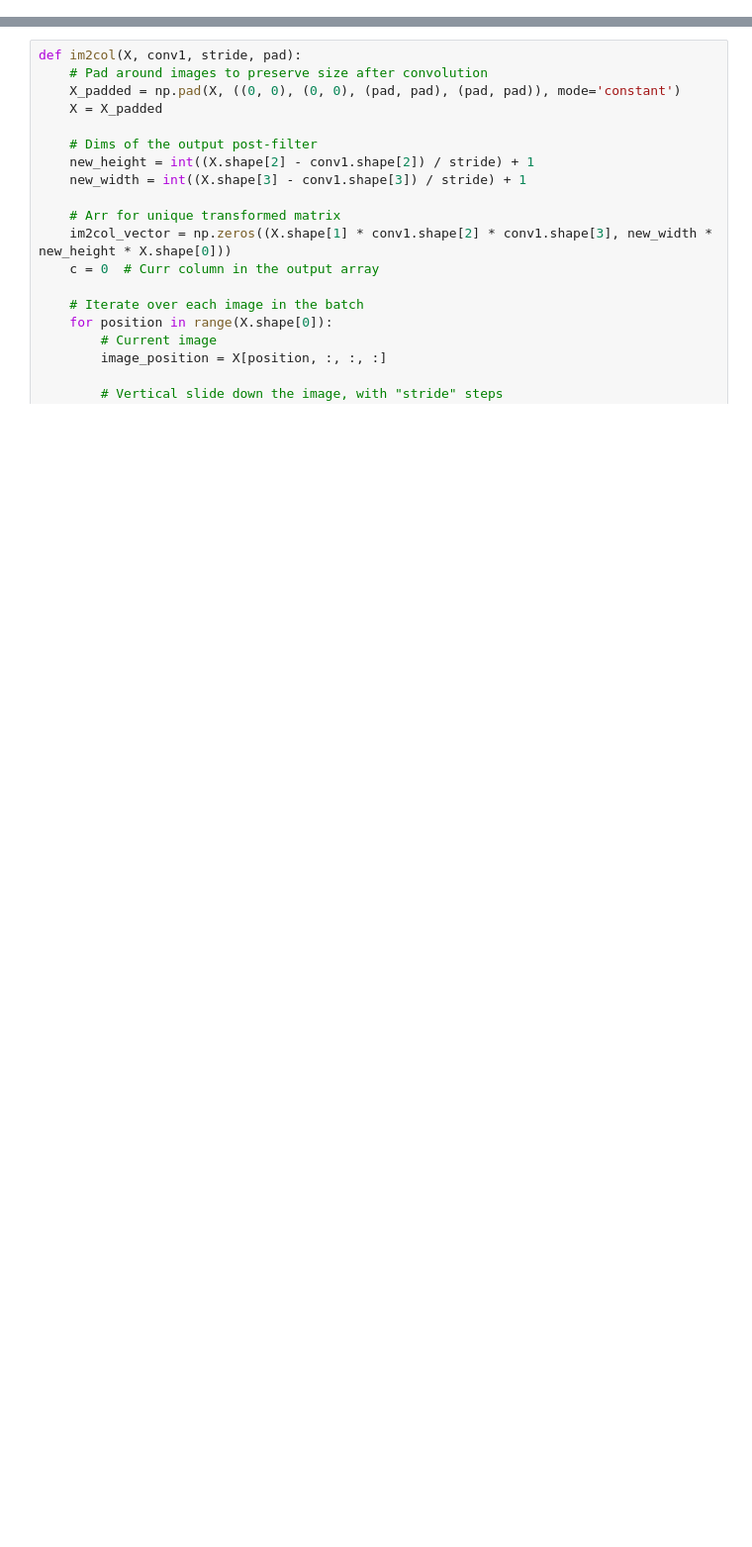
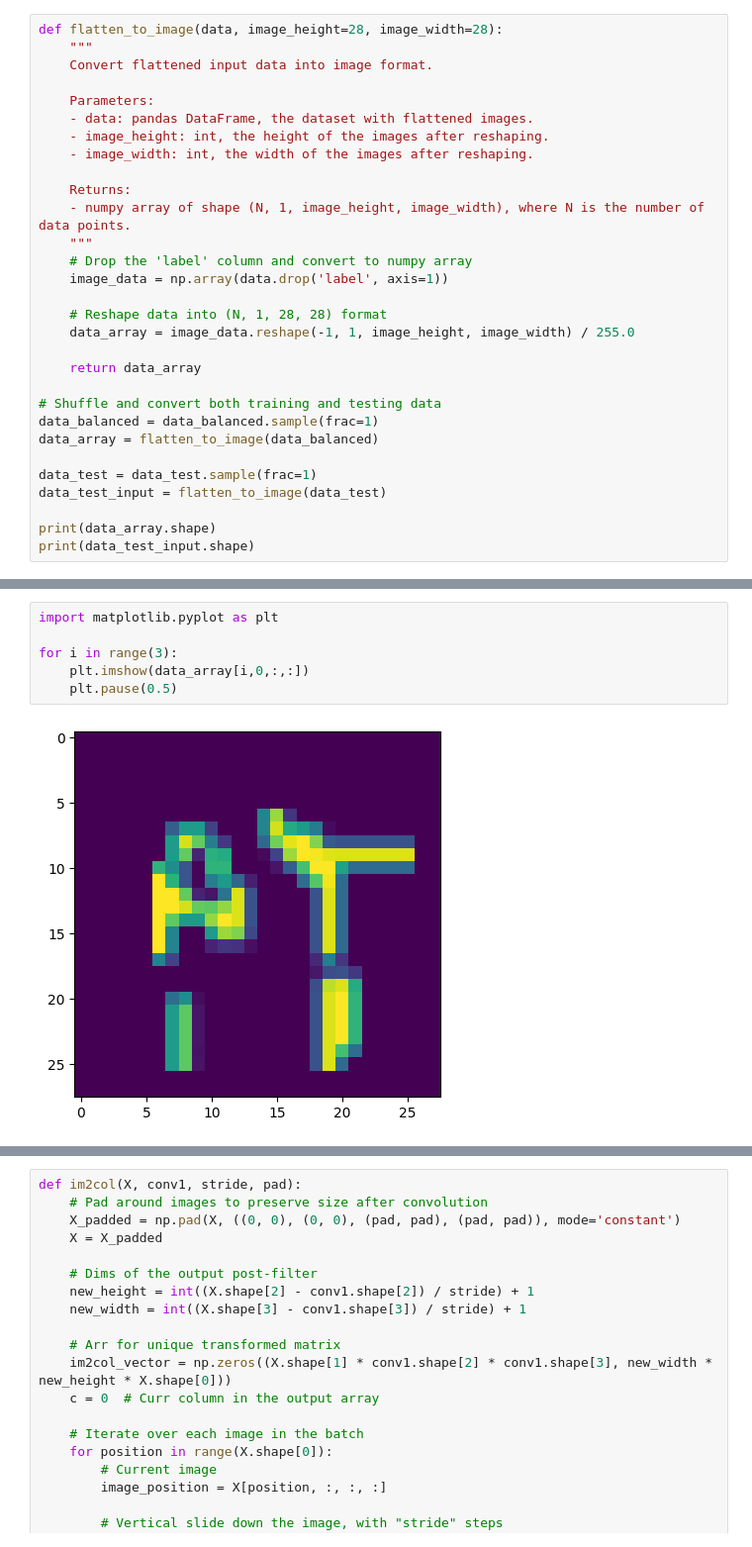
Before and after one commit to AzeezIsh/Intel-Sandbox, a Jupyter notebook: cnn/cnn.ipynb, the cells around one changed output, grey strips where cells are left out. Shown: that part at 99% size. Saved outputs shown, nothing was run; the diff lists cells and outputs as text; blank space fills up the shorter version.

```diff
--- a/cnn/cnn.ipynb
+++ b/cnn/cnn.ipynb
@@ -52,0 +31,30 @@ data_test.drop('label',axis=1,inplace=True)
+# %%
+def flatten_to_image(data, image_height=28, image_width=28):
+    """
+    Convert flattened input data into image format.
+
+    Parameters:
+    - data: pandas DataFrame, the dataset with flattened images.
+    - image_height: int, the height of the images after reshaping.
+    - image_width: int, the width of the images after reshaping.
+
+    Returns:
+    - numpy array of shape (N, 1, image_height, image_width), where N is the number of data points.
+    """
+    # Drop the 'label' column and convert to numpy array
+    image_data = np.array(data.drop('label', axis=1))
+
+    # Reshape data into (N, 1, 28, 28) format
+    data_array = image_data.reshape(-1, 1, image_height, image_width) / 255.0
+
+    return data_array
+
+# Shuffle and convert both training and testing data
+data_balanced = data_balanced.sample(frac=1)
+data_array = flatten_to_image(data_balanced)
+
+data_test = data_test.sample(frac=1)
+data_test_input = flatten_to_image(data_test)
+
+print(data_array.shape)
+print(data_test_input.shape)
@@ -52,0 +92,8 @@ data_test.drop('label',axis=1,inplace=True)
+# %%
+import matplotlib.pyplot as plt
+
+for i in range(3):
+    plt.imshow(data_array[i,0,:,:])
+    plt.pause(0.5)
+# %% [output]
+[figure, added]
```
Also changed, not shown: parts of 17 cells of this notebook.
